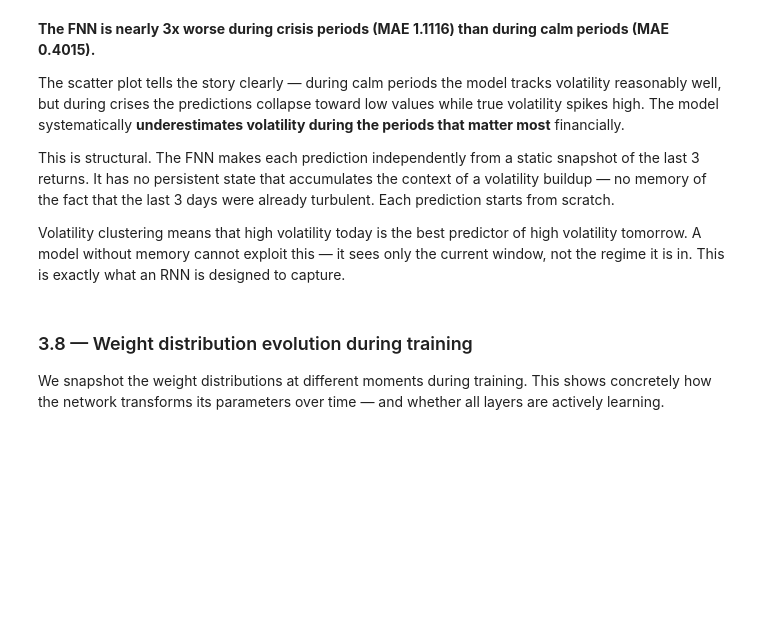
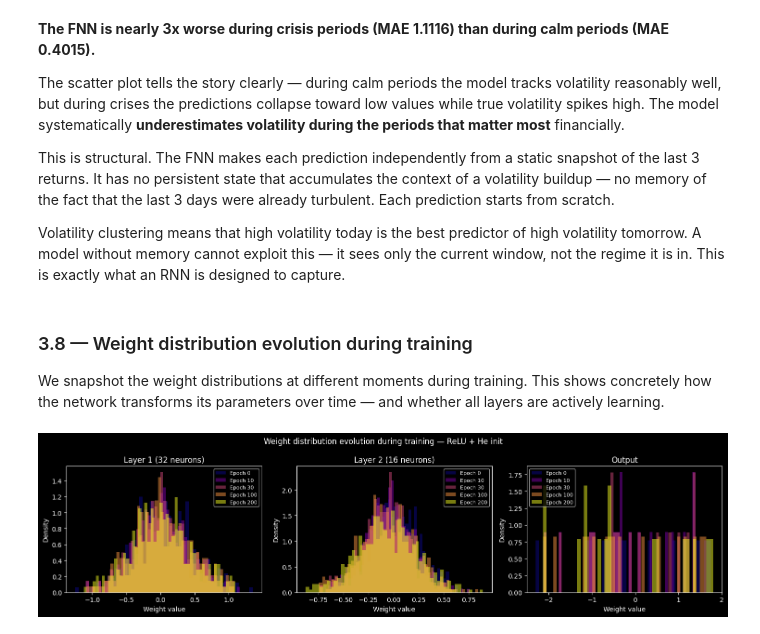
Before and after one commit to edouardblnc87/deep_learning_implementation, a Jupyter notebook: devoir_des_loulous/julien.ipynb, the cells around one changed output. Cells and saved outputs as stored; diff of their text form; code cells hidden in the pictures; blank space fills up the shorter version.

Commit message:
feat: section 3 FNN complete - weight evolution, conclusion

```diff
--- a/devoir_des_loulous/julien.ipynb
+++ b/devoir_des_loulous/julien.ipynb
@@ -1813,3 +1799,58 @@ This is exactly what an RNN is designed to capture.
 
 We snapshot the weight distributions at different moments during training.
 This shows concretely how the network transforms its parameters over time — and whether all layers are actively learning.
+# %%
+snapshot_epochs = [0, 10, 30, 100, 200]
+snapshots = {}
+
+net_evo = NeuralNetwork(
+    layers=[
+        Dense(neurons=32, activation=ReLU(), weight_init='he_normal'),
+        Dense(neurons=16, activation=ReLU(), weight_init='he_normal'),
+        Dense(neurons=1,  activation=Linear())
+    ],
+    loss=MeanSquaredError()
+)
+
+optim_evo = SGD_MOMENTUM(lr=0.001, momentum=0.9)
+np.random.seed(SEED)
+for layer in net_evo.layers:
+    layer.first = True
+setattr(optim_evo, 'net', net_evo)
+optim_evo.max_epochs = max(snapshot_epochs)
+optim_evo._setup_decay()
+
+_ = net_evo.forward(X_train[:32])
+snapshots[0] = [layer.params[0].flatten().copy() for layer in net_evo.layers]
+
+for e in range(1, max(snapshot_epochs) + 1):
+    perm = np.random.permutation(X_train.shape[0])
+    X_s, y_s = X_train[perm], y_train[perm]
+    for i in range(0, X_s.shape[0], 32):
+        net_evo.train_batch(X_s[i:i+32], y_s[i:i+32])
+        optim_evo.step()
+    if e in snapshot_epochs[1:]:
+        snapshots[e] = [layer.params[0].flatten().copy() for layer in net_evo.layers]
+
+n_layers = len(net_evo.layers)
+layer_names = ['Layer 1 (32 neurons)', 'Layer 2 (16 neurons)', 'Output']
+cmap = plt.cm.plasma
+colors_evo = [cmap(i / (len(snapshot_epochs) - 1)) for i in range(len(snapshot_epochs))]
+
+fig, axes = plt.subplots(1, n_layers, figsize=(15, 4))
+
+for li in range(n_layers):
+    ax = axes[li]
+    for ci, ep in enumerate(snapshot_epochs):
+        ax.hist(snapshots[ep][li], bins=50, alpha=0.5,
+                label=f'Epoch {ep}', color=colors_evo[ci], density=True)
+    ax.set_title(layer_names[li])
+    ax.set_xlabel('Weight value')
+    ax.set_ylabel('Density')
+    ax.legend(fontsize=8)
+
+plt.suptitle('Weight distribution evolution during training — ReLU + He init', fontsize=12)
+plt.tight_layout()
+plt.show()
+# %% [output]
+[figure, added]
```
Also changed, not shown: parts of 3 cells of this notebook.
